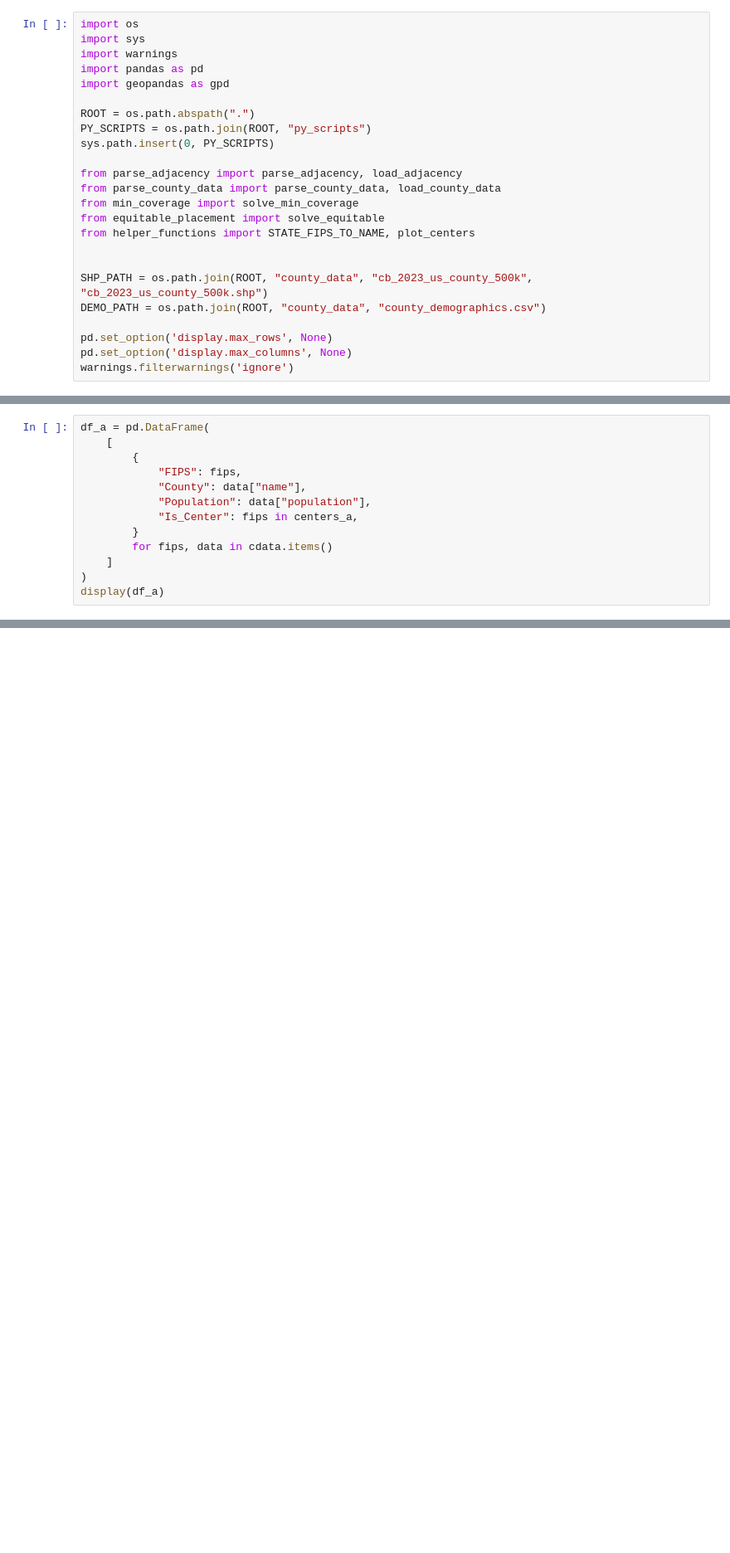
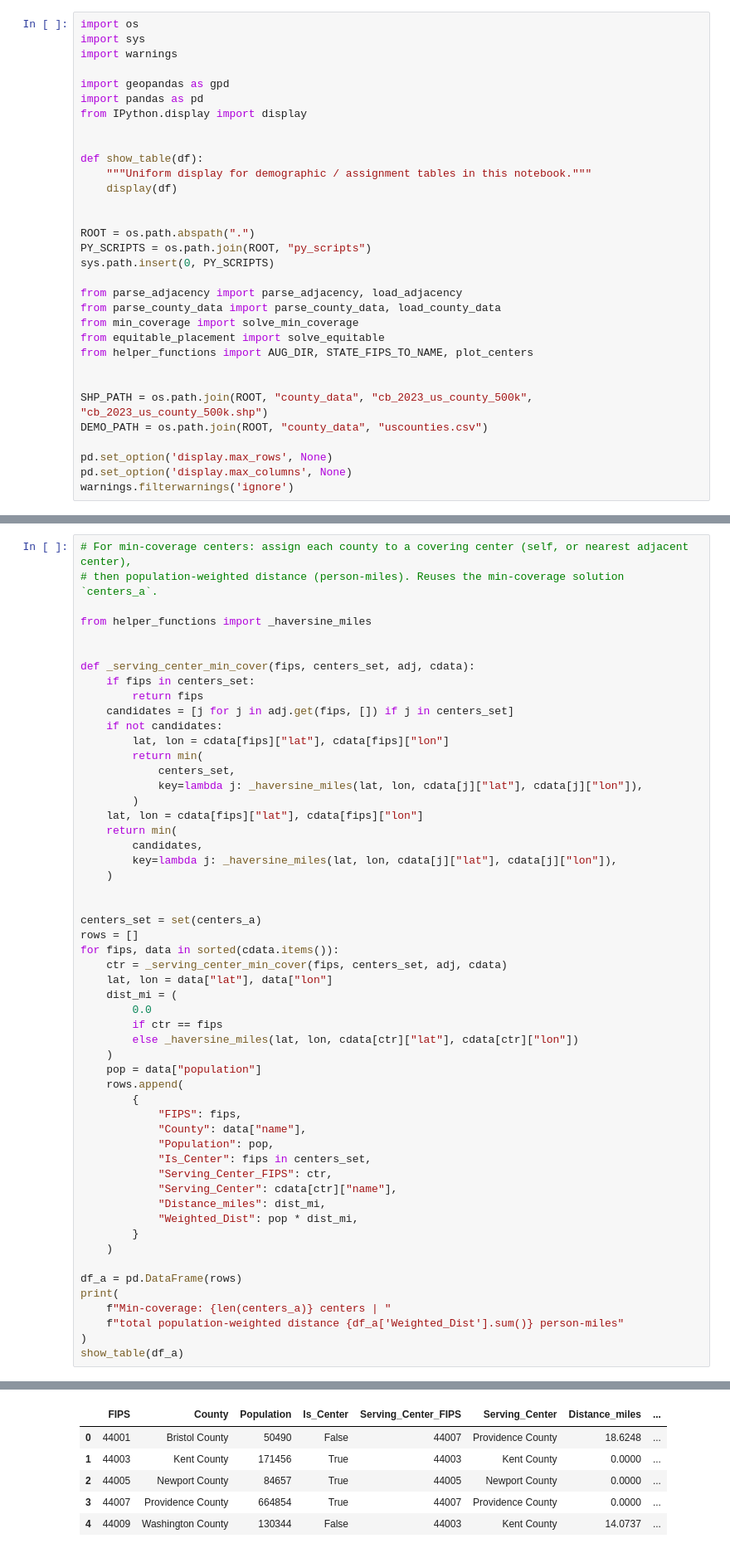
Before and after one commit to maxwinnick/vaccine_distribution, a Jupyter notebook: experiments.ipynb, the cells around one changed output, grey strips where cells are left out. Shown at 83% size. Drawn from its saved outputs; the diff is of its cells as text; blank space fills up the shorter version.

```diff
--- a/experiments.ipynb
+++ b/experiments.ipynb
@@ -4,8 +12,16 @@
 import os
 import sys
 import warnings
+
+import geopandas as gpd
 import pandas as pd
-import geopandas as gpd
+from IPython.display import display
+
+
+def show_table(df):
+    """Uniform display for demographic / assignment tables in this notebook."""
+    display(df)
+
 
 ROOT = os.path.abspath(".")
 PY_SCRIPTS = os.path.join(ROOT, "py_scripts")
@@ -15,11 +31,11 @@ from parse_adjacency import parse_adjacency, load_adjacency
 from parse_county_data import parse_county_data, load_county_data
 from min_coverage import solve_min_coverage
 from equitable_placement import solve_equitable
-from helper_functions import STATE_FIPS_TO_NAME, plot_centers
+from helper_functions import AUG_DIR, STATE_FIPS_TO_NAME, plot_centers
 
 
 SHP_PATH = os.path.join(ROOT, "county_data", "cb_2023_us_county_500k", "cb_2023_us_county_500k.shp")
-DEMO_PATH = os.path.join(ROOT, "county_data", "county_demographics.csv")
+DEMO_PATH = os.path.join(ROOT, "county_data", "uscounties.csv")
 
 pd.set_option('display.max_rows', None)
 pd.set_option('display.max_columns', None)
@@ -52,13 +194,55 @@ plot_centers(state_shp, cdata, centers_a, "min coverage")
 # %%
-df_a = pd.DataFrame(
-    [
+# For min-coverage centers: assign each county to a covering center (self, or nearest adjacent center),
+# then population-weighted distance (person-miles). Reuses the min-coverage solution `centers_a`.
+
+from helper_functions import _haversine_miles
+
+
+def _serving_center_min_cover(fips, centers_set, adj, cdata):
+    if fips in centers_set:
+        return fips
+    candidates = [j for j in adj.get(fips, []) if j in centers_set]
+    if not candidates:
+        lat, lon = cdata[fips]["lat"], cdata[fips]["lon"]
+        return min(
+            centers_set,
+            key=lambda j: _haversine_miles(lat, lon, cdata[j]["lat"], cdata[j]["lon"]),
+        )
+    lat, lon = cdata[fips]["lat"], cdata[fips]["lon"]
+    return min(
+        candidates,
+        key=lambda j: _haversine_miles(lat, lon, cdata[j]["lat"], cdata[j]["lon"]),
+    )
+
+
+centers_set = set(centers_a)
+rows = []
+for fips, data in sorted(cdata.items()):
+    ctr = _serving_center_min_cover(fips, centers_set, adj, cdata)
+    lat, lon = data["lat"], data["lon"]
+    dist_mi = (
+        0.0
+        if ctr == fips
+        else _haversine_miles(lat, lon, cdata[ctr]["lat"], cdata[ctr]["lon"])
+    )
+    pop = data["population"]
+    rows.append(
         {
             "FIPS": fips,
             "County": data["name"],
-            "Population": data["population"],
-            "Is_Center": fips in centers_a,
+            "Population": pop,
+            "Is_Center": fips in centers_set,
+            "Serving_Center_FIPS": ctr,
+            "Serving_Center": cdata[ctr]["name"],
+            "Distance_miles": dist_mi,
+            "Weighted_Dist": pop * dist_mi,
         }
-        for fips, data in cdata.items()
-    ]
+    )
+
+df_a = pd.DataFrame(rows)
+print(
+    f"Min-coverage: {len(centers_a)} centers | "
+    f"total population-weighted distance {df_a['Weighted_Dist'].sum()} person-miles"
 )
-display(df_a)
+show_table(df_a)
+# %% [output]
@@ -64,0 +250,6 @@ display(df_a)
+|  | FIPS | County | Population | Is_Center | Serving_Center_FIPS | Serving_Center | Distance_miles | ... |
+| 0 | 44001 | Bristol County | 50490 | False | 44007 | Providence County | 18.6248 | ... |
+| 1 | 44003 | Kent County | 171456 | True | 44003 | Kent County | 0.0000 | ... |
+| 2 | 44005 | Newport County | 84657 | True | 44005 | Newport County | 0.0000 | ... |
+| 3 | 44007 | Providence County | 664854 | True | 44007 | Providence County | 0.0000 | ... |
+| 4 | 44009 | Washington County | 130344 | False | 44003 | Kent County | 14.0737 | ... |
```
Also changed, not shown: parts of 24 cells of this notebook, 3 other files.
